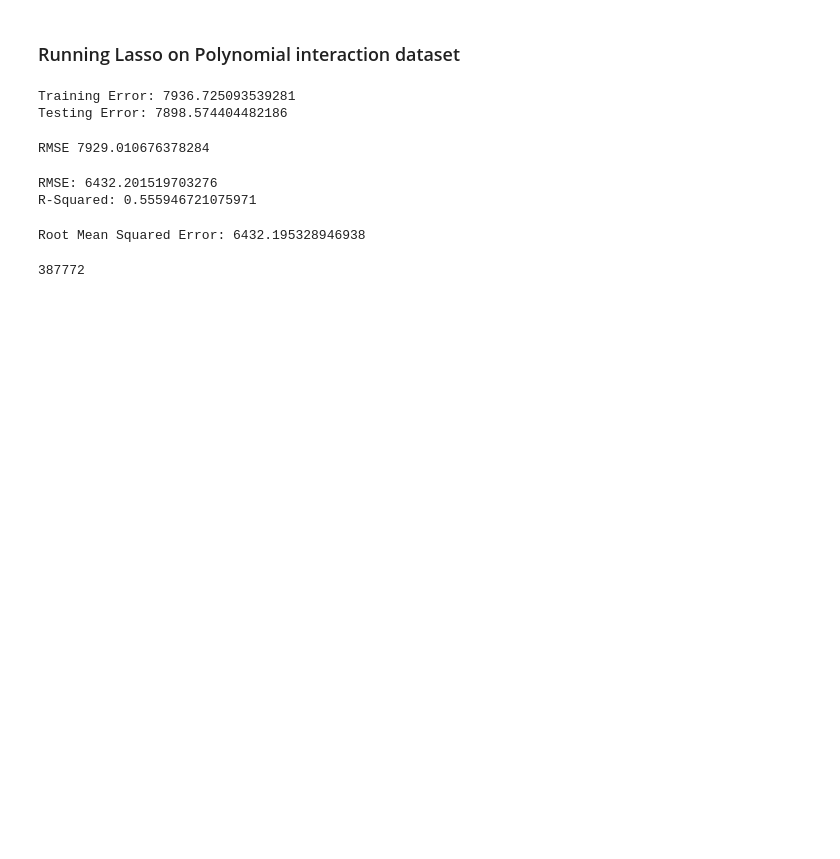
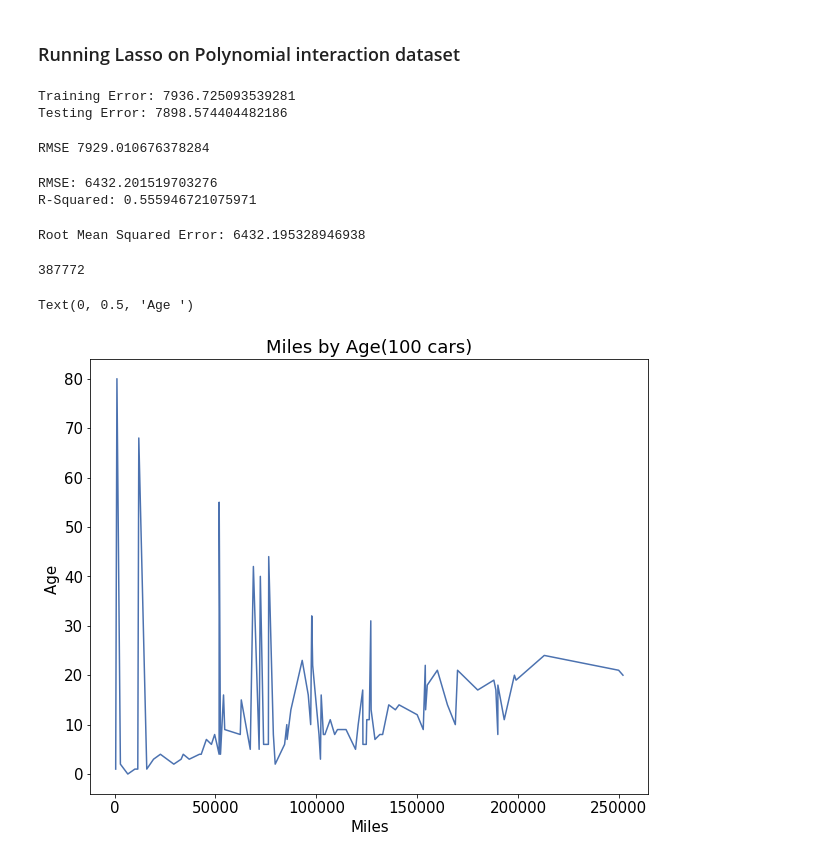
Before and after one commit to jagan-singh/Car-Price-Prediction, a Jupyter notebook: project.ipynb, the cells around one changed output. Cells and saved outputs as stored; diff of their text form; code cells hidden in the pictures; blank space fills up the shorter version.

```diff
--- a/project.ipynb
+++ b/project.ipynb
@@ -946,3 +946,12 @@ Root Mean Squared Error: 6432.195328946938
 len(df_features)
 # %% [output]
 387772
+# %%
+fig = plt.figure(figsize = (10,8))
+sns.lineplot(y ='age', x ='odometer', data = dff.head(100))
+plt.title('Miles by Age(100 cars)')
+plt.xlabel('Miles')
+plt.ylabel('Age ')
+# %% [output]
+Text(0, 0.5, 'Age ')
+[figure, added]
```
Also changed, not shown: parts of 1 cell of this notebook.
